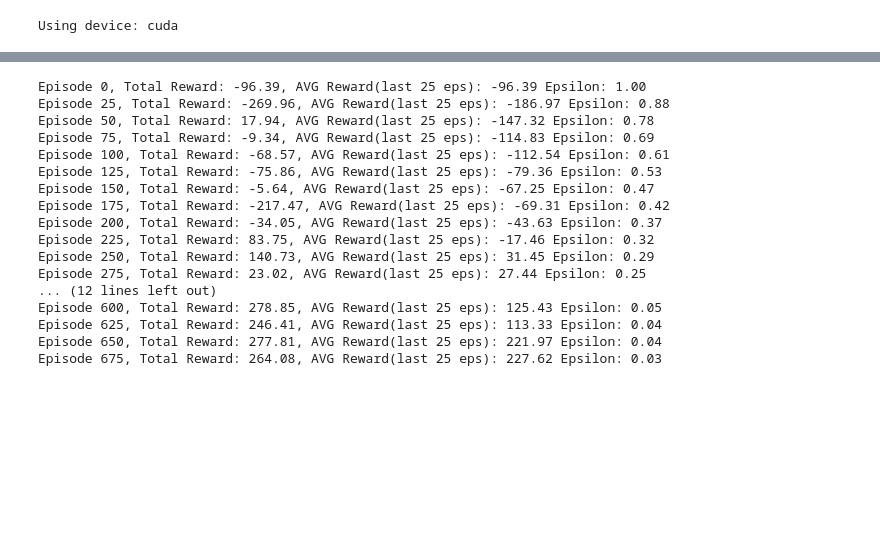
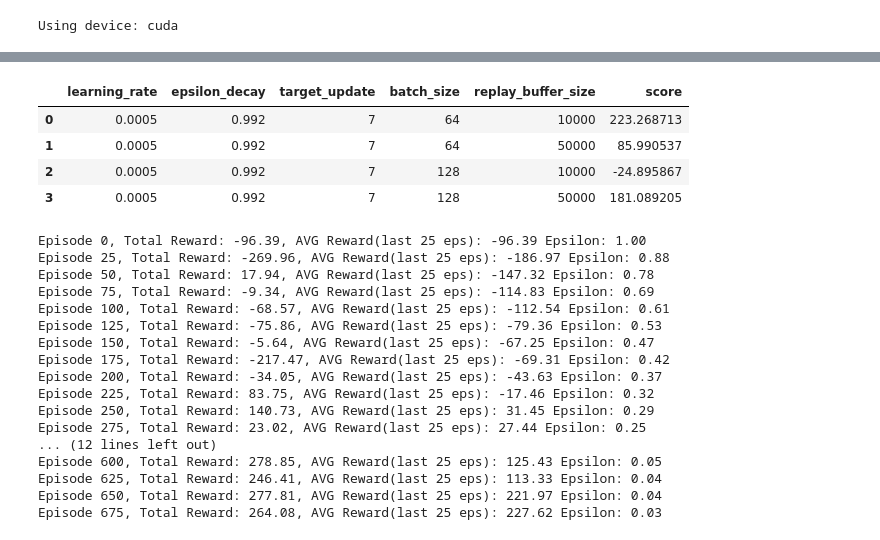
Before and after one commit to cferreira21/tp, a Jupyter notebook: TP_DQN.ipynb, the cells around one changed output, grey strips where cells are left out. Drawn from its saved outputs; the diff is of its cells as text; code cells hidden in the pictures; blank space fills up the shorter version.

Commit message:
added grid search iterator for testing hyperparameters

```diff
--- a/TP_DQN.ipynb
+++ b/TP_DQN.ipynb
@@ -127,12 +124,13 @@ def train(num_episodes=NUM_EPISODES,
         epsilon_decay=EPSILON_DECAY,
         target_update=TARGET_UPDATE,
         learning_rate=LEARNING_RATE,
+        replay_buffer_size=REPLAY_BUFFER_SIZE
         ):
 
     env = gym.make('LunarLander-v3')
     #env = gym.wrappers.RecordEpisodeStatistics(env, deque_size=100)
     #env = gym.wrappers.TimeLimit(env, max_episode_steps=2000)
-    agent = DQNAgent(env.action_space.n, env.observation_space.shape[0], learning_rate)
+    agent = DQNAgent(env.action_space.n, env.observation_space.shape[0], learning_rate, replay_buffer_size)
 
     episode_durations = []
     episode_rewards = []
@@ -176,3 +176,37 @@ def plot_rewards(rewards):
     plt.title('DQN Training Performance')
     plt.legend()
     plt.show()
+# %%
+reduced_grid = {
+    'learning_rate':[5e-4],
+    'epsilon_decay':[0.992],
+    'target_update':[7],
+    'batch_size':[64,128],
+    'replay_buffer_size':[10000,50000],
+}
+
+keys=list(reduced_grid.keys())
+grid_combinations=list(itertools.product(*reduced_grid.values()))
+results=[]; best_score=-1e9; best_config=None
+# %%
+def train_evaluate(cfg,episodes=700):
+    lr,eps,tgt,batch,buf = cfg
+    agent,rewards,duration = train(
+        num_episodes=episodes,
+        batch_size=batch,
+        gamma=0.99,
+        epsilon_start=1.0,
+        epsilon_end=0.01,
+        epsilon_decay=eps,
+        target_update=tgt,
+        learning_rate=lr,
+        replay_buffer_size=buf
+    )
+    return np.mean(rewards[-100:])
+# %%
+for cfg in tqdm.tqdm(grid_combinations, desc="Grid search", unit="Run"):
+    score=train_evaluate(cfg)
+    results.append((cfg,score))
+    if score>best_score:
+        best_score=score
+        best_config=cfg
@@ -179,3 +282,17 @@ def plot_rewards(rewards):
+# %%
+import pandas as pd
+
+df=pd.DataFrame([
+ {'learning_rate':cfg[0],'epsilon_decay':c[1],'target_update':c[2],'batch_size':c[3],'replay_buffer_size':c[4],
+  'score':s}
+ for c,s in results])
+display(df.head())
+# %% [output]
+|  | learning_rate | epsilon_decay | target_update | batch_size | replay_buffer_size | score |
+| 0 | 0.0005 | 0.992 | 7 | 64 | 10000 | 223.268713 |
+| 1 | 0.0005 | 0.992 | 7 | 64 | 50000 | 85.990537 |
+| 2 | 0.0005 | 0.992 | 7 | 128 | 10000 | -24.895867 |
+| 3 | 0.0005 | 0.992 | 7 | 128 | 50000 | 181.089205 |
 # %%
 agent, rewards, durations = train()
 plot_rewards(rewards)
```
Also changed, not shown: parts of 7 cells of this notebook.
